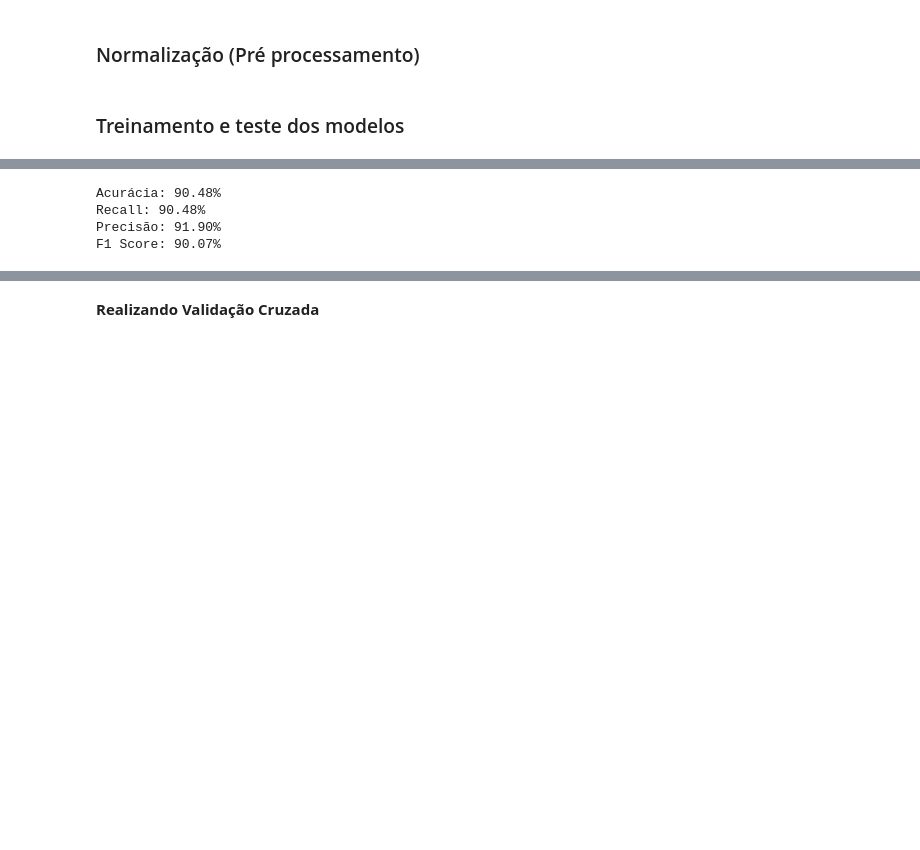
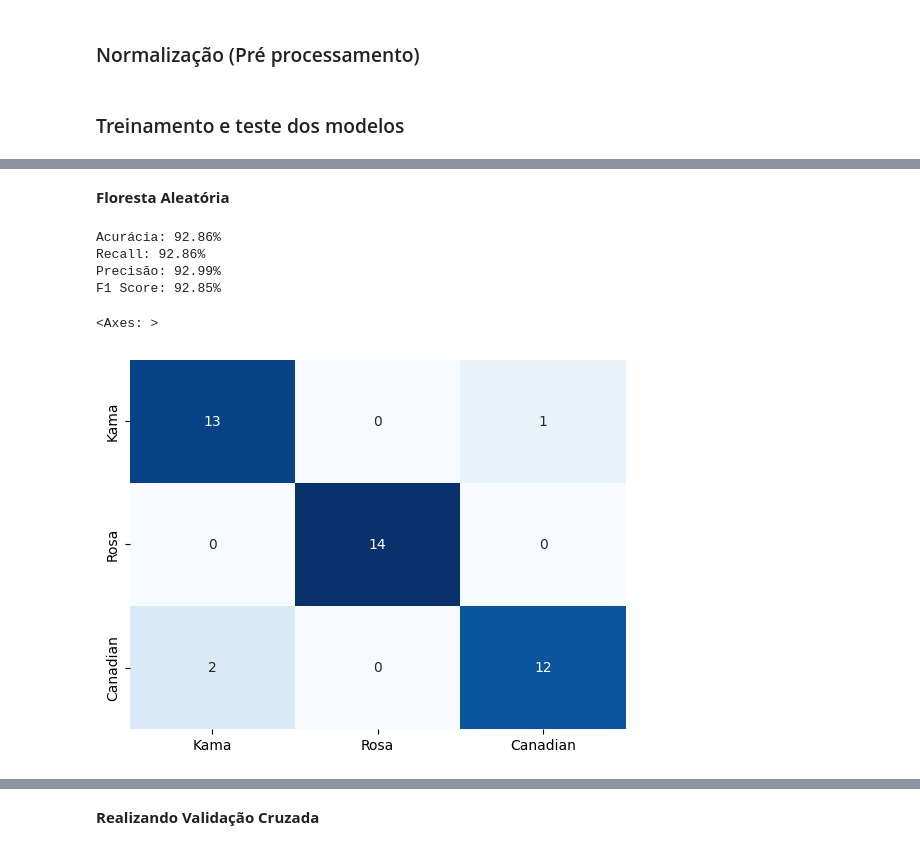
Before and after one commit to DiogoBotton/Machine_Learning_Training_Learn, a Jupyter notebook: Classificação/FIAP_Aulas/Atividade_Fase4/seeds_classifier.ipynb, the cells around one changed output, grey strips where cells are left out. Saved outputs shown, nothing was run; the diff lists cells and outputs as text; code cells hidden in the pictures; blank space fills up the shorter version.

```diff
--- a/Classificação/FIAP_Aulas/Atividade_Fase4/seeds_classifier.ipynb
+++ b/Classificação/FIAP_Aulas/Atividade_Fase4/seeds_classifier.ipynb
@@ -162,14 +199,22 @@ F1 Score: 83.49%
+# %% [markdown]
+**Floresta Aleatória**
 # %%
 from sklearn.ensemble import RandomForestClassifier
 
-# Primeiramente com uma floresta aleatória
 model_rf = RandomForestClassifier(random_state=SEED)
-model_rf.fit(X_train_scaled, y_train)
+model_rf.fit(X_train, y_train)
 
-predict_rf = model_rf.predict(X_test_scaled)
+predict_rf = model_rf.predict(X_test)
 view_predict_scores(predict_rf, y_test)
+
+cm = confusion_matrix(y_test, predict_rf)
+
+sns.heatmap(cm, annot=True, cmap='Blues', cbar=False,
+            xticklabels=labels, yticklabels=labels)
 # %% [output]
-Acurácia: 90.48%
-Recall: 90.48%
-Precisão: 91.90%
-F1 Score: 90.07%
+Acurácia: 92.86%
+Recall: 92.86%
+Precisão: 92.99%
+F1 Score: 92.85%
+<Axes: >
+[figure, added]
```
Also changed, not shown: parts of 19 cells of this notebook.
